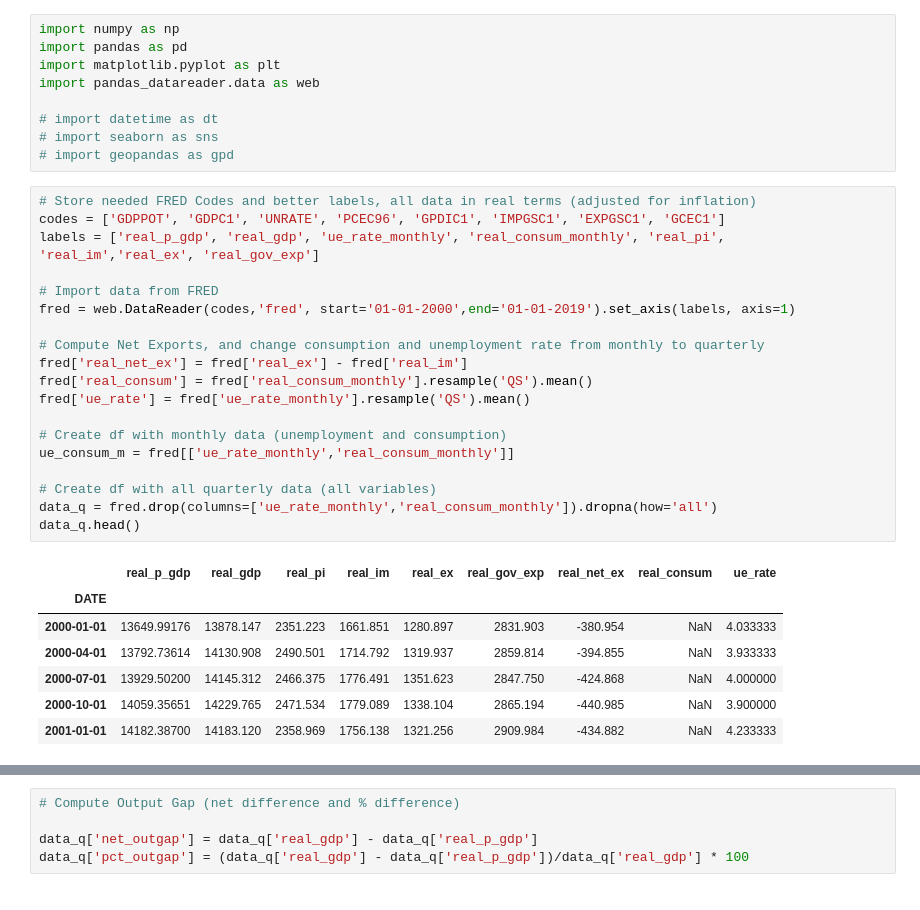
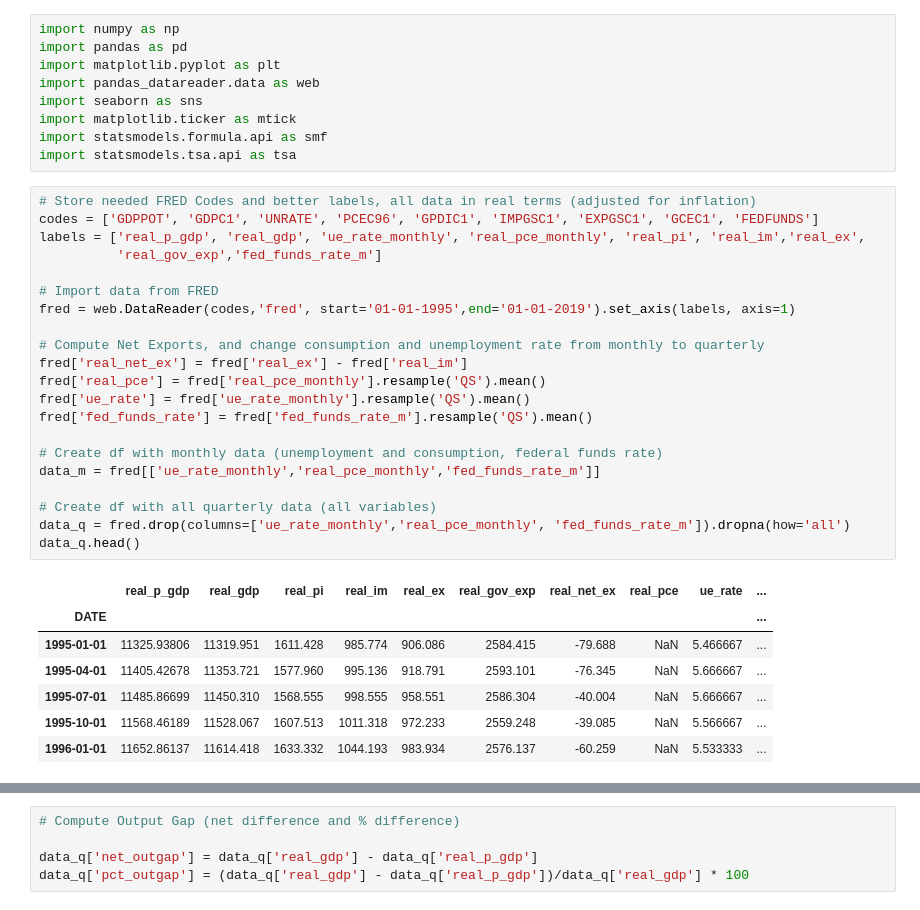
Before and after one commit to linssen2/econ570-project, a Jupyter notebook: output_gap.ipynb, the cells around one changed output, grey strips where cells are left out. Cells and saved outputs as stored; diff of their text form.

```diff
--- a/output_gap.ipynb
+++ b/output_gap.ipynb
@@ -3,34 +3,36 @@ import numpy as np
 import pandas as pd
 import matplotlib.pyplot as plt
 import pandas_datareader.data as web
-
-# import datetime as dt
-# import seaborn as sns
-# import geopandas as gpd
+import seaborn as sns
+import matplotlib.ticker as mtick
+import statsmodels.formula.api as smf
+import statsmodels.tsa.api as tsa
 # %%
 # Store needed FRED Codes and better labels, all data in real terms (adjusted for inflation)
-codes = ['GDPPOT', 'GDPC1', 'UNRATE', 'PCEC96', 'GPDIC1', 'IMPGSC1', 'EXPGSC1', 'GCEC1']
-labels = ['real_p_gdp', 'real_gdp', 'ue_rate_monthly', 'real_consum_monthly', 'real_pi', 'real_im','real_ex', 'real_gov_exp']
+codes = ['GDPPOT', 'GDPC1', 'UNRATE', 'PCEC96', 'GPDIC1', 'IMPGSC1', 'EXPGSC1', 'GCEC1', 'FEDFUNDS']
+labels = ['real_p_gdp', 'real_gdp', 'ue_rate_monthly', 'real_pce_monthly', 'real_pi', 'real_im','real_ex',
+          'real_gov_exp','fed_funds_rate_m']
 
 # Import data from FRED
-fred = web.DataReader(codes,'fred', start='01-01-2000',end='01-01-2019').set_axis(labels, axis=1)
+fred = web.DataReader(codes,'fred', start='01-01-1995',end='01-01-2019').set_axis(labels, axis=1)
 
 # Compute Net Exports, and change consumption and unemployment rate from monthly to quarterly
 fred['real_net_ex'] = fred['real_ex'] - fred['real_im']
-fred['real_consum'] = fred['real_consum_monthly'].resample('QS').mean()
+fred['real_pce'] = fred['real_pce_monthly'].resample('QS').mean()
 fred['ue_rate'] = fred['ue_rate_monthly'].resample('QS').mean()
+fred['fed_funds_rate'] = fred['fed_funds_rate_m'].resample('QS').mean()
 
-# Create df with monthly data (unemployment and consumption)
-ue_consum_m = fred[['ue_rate_monthly','real_consum_monthly']]
+# Create df with monthly data (unemployment and consumption, federal funds rate)
+data_m = fred[['ue_rate_monthly','real_pce_monthly','fed_funds_rate_m']]
 
 # Create df with all quarterly data (all variables)
-data_q = fred.drop(columns=['ue_rate_monthly','real_consum_monthly']).dropna(how='all')
+data_q = fred.drop(columns=['ue_rate_monthly','real_pce_monthly', 'fed_funds_rate_m']).dropna(how='all')
 data_q.head()
 # %% [output]
-|  | real_p_gdp | real_gdp | real_pi | real_im | real_ex | real_gov_exp | real_net_ex | real_consum | ue_rate |
-| DATE |  |  |  |  |  |  |  |  |  |
-| 2000-01-01 | 13649.99176 | 13878.147 | 2351.223 | 1661.851 | 1280.897 | 2831.903 | -380.954 | NaN | 4.033333 |
-| 2000-04-01 | 13792.73614 | 14130.908 | 2490.501 | 1714.792 | 1319.937 | 2859.814 | -394.855 | NaN | 3.933333 |
-| 2000-07-01 | 13929.50200 | 14145.312 | 2466.375 | 1776.491 | 1351.623 | 2847.750 | -424.868 | NaN | 4.000000 |
-| 2000-10-01 | 14059.35651 | 14229.765 | 2471.534 | 1779.089 | 1338.104 | 2865.194 | -440.985 | NaN | 3.900000 |
-| 2001-01-01 | 14182.38700 | 14183.120 | 2358.969 | 1756.138 | 1321.256 | 2909.984 | -434.882 | NaN | 4.233333 |
+|  | real_p_gdp | real_gdp | real_pi | real_im | real_ex | real_gov_exp | real_net_ex | real_pce | ue_rate | ... |
+| DATE |  |  |  |  |  |  |  |  |  | ... |
+| 1995-01-01 | 11325.93806 | 11319.951 | 1611.428 | 985.774 | 906.086 | 2584.415 | -79.688 | NaN | 5.466667 | ... |
+| 1995-04-01 | 11405.42678 | 11353.721 | 1577.960 | 995.136 | 918.791 | 2593.101 | -76.345 | NaN | 5.666667 | ... |
+| 1995-07-01 | 11485.86699 | 11450.310 | 1568.555 | 998.555 | 958.551 | 2586.304 | -40.004 | NaN | 5.666667 | ... |
+| 1995-10-01 | 11568.46189 | 11528.067 | 1607.513 | 1011.318 | 972.233 | 2559.248 | -39.085 | NaN | 5.566667 | ... |
+| 1996-01-01 | 11652.86137 | 11614.418 | 1633.332 | 1044.193 | 983.934 | 2576.137 | -60.259 | NaN | 5.533333 | ... |
```
Also changed, not shown: parts of 25 cells of this notebook.
